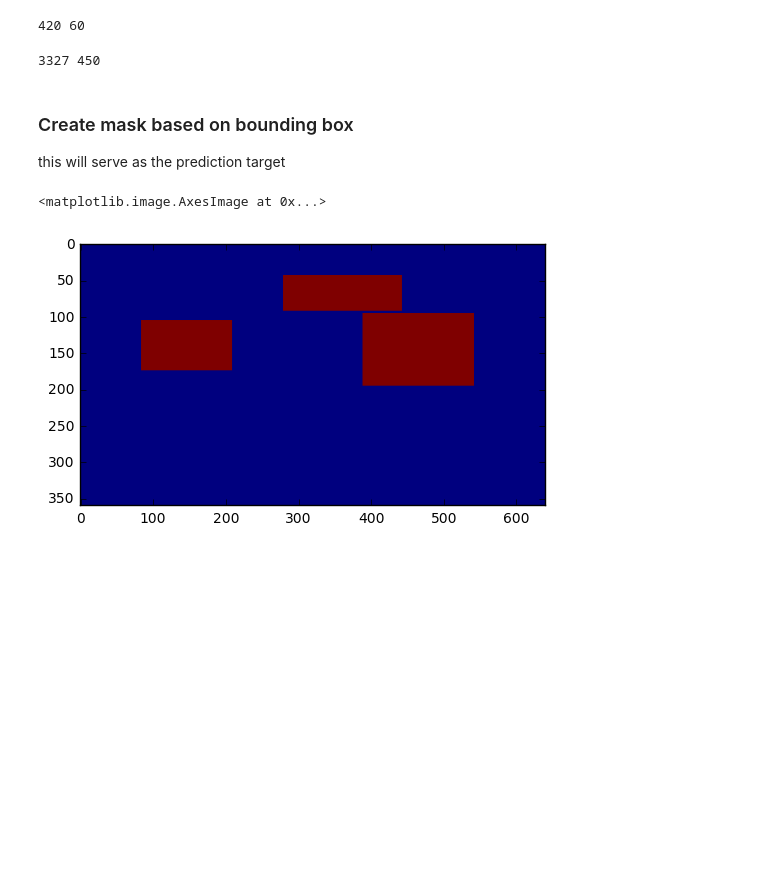
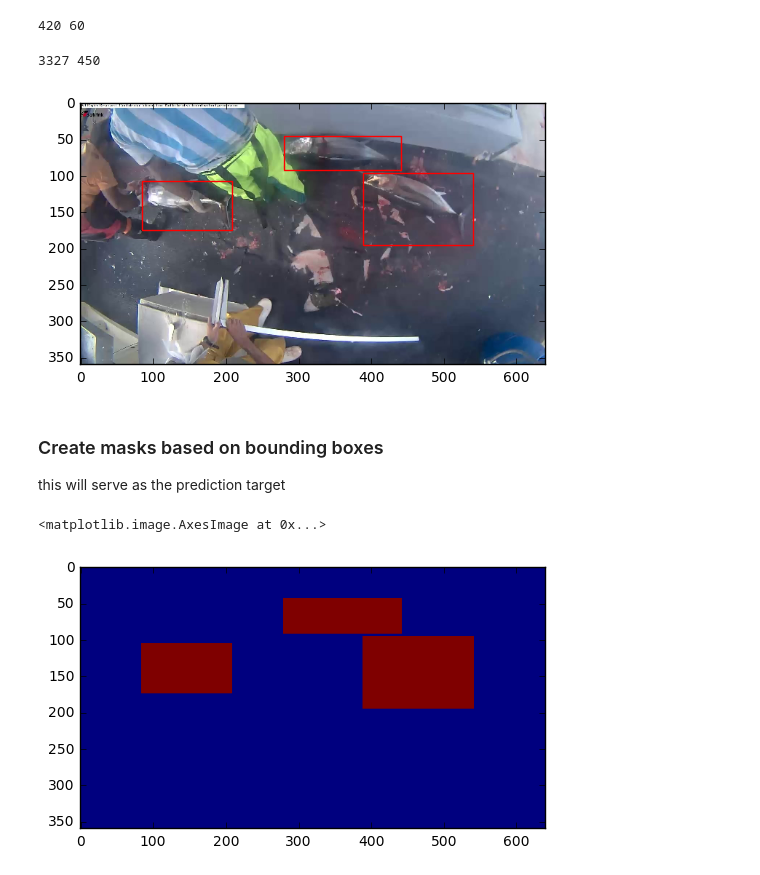
Before and after one commit to olix20/Kaggle-fisheries-competition, a Jupyter notebook: fish_detector_bbox.ipynb, the cells around one changed output. Drawn from its saved outputs; the diff is of its cells as text; code cells hidden in the pictures; blank space fills up the shorter version.

```diff
--- a/fish_detector_bbox.ipynb
+++ b/fish_detector_bbox.ipynb
@@ -60,6 +60,6 @@ anno_classes = ["Fish"]#['alb', 'bet', 'dol', 'lag', 'other', 'shark', 'yft']
 ### Loading data
 # %%
 # trn = get_data(path+'train', (360,640))
-# val = get_data(path+'valid', (360,640))
+val = get_data(path+'valid', (360,640))
 # test = get_data(path+'test', (360,640))
 # %% [output]
@@ -96,12 +89,14 @@ Found 1000 images belonging to 1 classes.
 bb_json = {}
 for c in anno_classes:
     j = json.load(open('{}/all_fish_labels.json'.format(DATA_HOME_DIR, c), 'r'))
-    print ("Files with multiple bounding boxes: ")
+#     print ("Files with multiple bounding boxes: ")
     for  i , l in enumerate(j):
         if 'annotations' in l.keys() and len(l['annotations'])>0:
 #             bb_json[l['filename'].split('/')[-1]] = sorted(
 #                 l['annotations'], key=lambda x: x['height']*x['width'])[-1]
         #use all bounding boxes
             bb_json[l['filename'].split('/')[-1]] = l['annotations']
-        if len(l['annotations']) > 1:
-            print (l['filename'] , ", index: ", i, ", num bbox: ",len(l['annotations']) )
+
+        #uncomment to see photos with more than 1 fish
+#         if len(l['annotations']) > 1:
+#             print (l['filename'] , ", index: ", i, ", num bbox: ",len(l['annotations']) )
@@ -248,10 +179,12 @@ def show_bb(i):
     for bb in boxes:
         plt.gca().add_patch(create_rect(bb))
 # %%
-# show_bb(103)
+show_bb(103)
 #286 #18
+# %% [output]
+[figure, added]
 # %% [markdown]
-### Create mask based on bounding box
+### Create masks based on bounding boxes
 this will serve as the prediction target
 # %%
 # bb_params = ['height', 'width', 'x', 'y']
```
Also changed, not shown: parts of 11 cells of this notebook.
